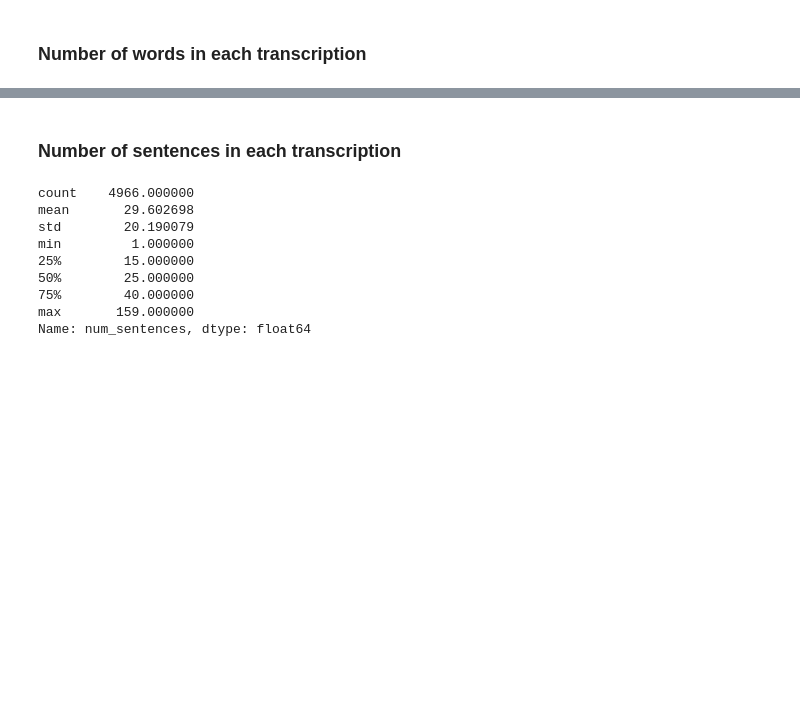
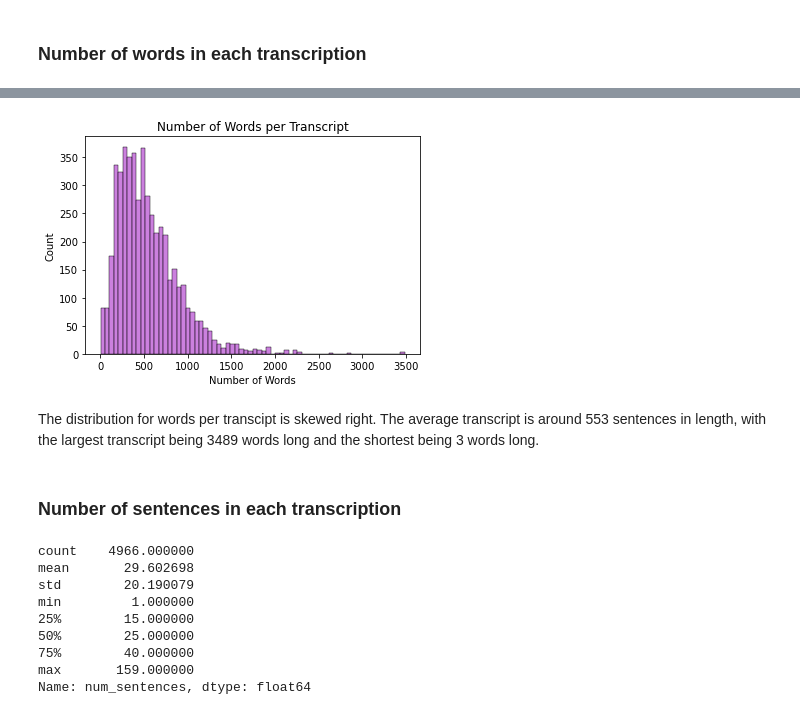
Before and after one commit to freyakuhlman/MedicalTranscriptionClassification, a Jupyter notebook: medical_transcription_data_analysis.ipynb, the cells around one changed output, grey strips where cells are left out. Saved outputs shown, nothing was run; the diff lists cells and outputs as text; code cells hidden in the pictures; blank space fills up the shorter version.

```diff
--- a/medical_transcription_data_analysis.ipynb
+++ b/medical_transcription_data_analysis.ipynb
@@ -118,3 +144,12 @@ df['transcription'].str.split().map(lambda x: len(x)).hist()
+# %%
+num_words = sns.histplot(data = df['num_words'], color = 'mediumorchid')
+num_words.set_title('Number of Words per Transcript')
+num_words.set(xlabel = 'Number of Words', ylabel = 'Count')
+plt.show()
+# %% [output]
+[figure, added]
+# %% [markdown]
+The distribution for words per transcipt is skewed right. The average transcript is around 553 sentences in length, with the largest transcript being 3489 words long and the shortest being 3 words long.
 # %% [markdown]
 ### Number of sentences in each transcription
 # %%
```
Also changed, not shown: parts of 11 cells of this notebook.
